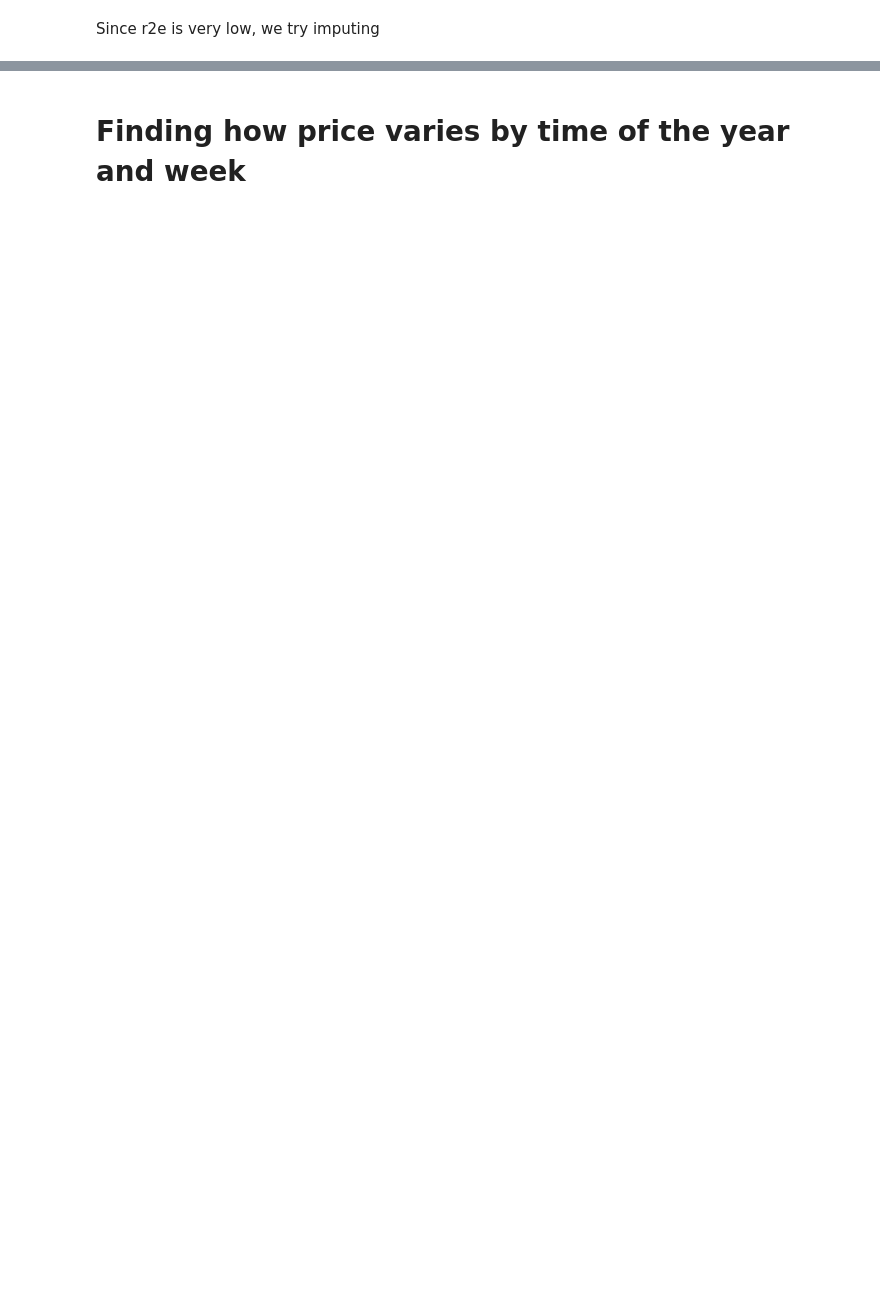
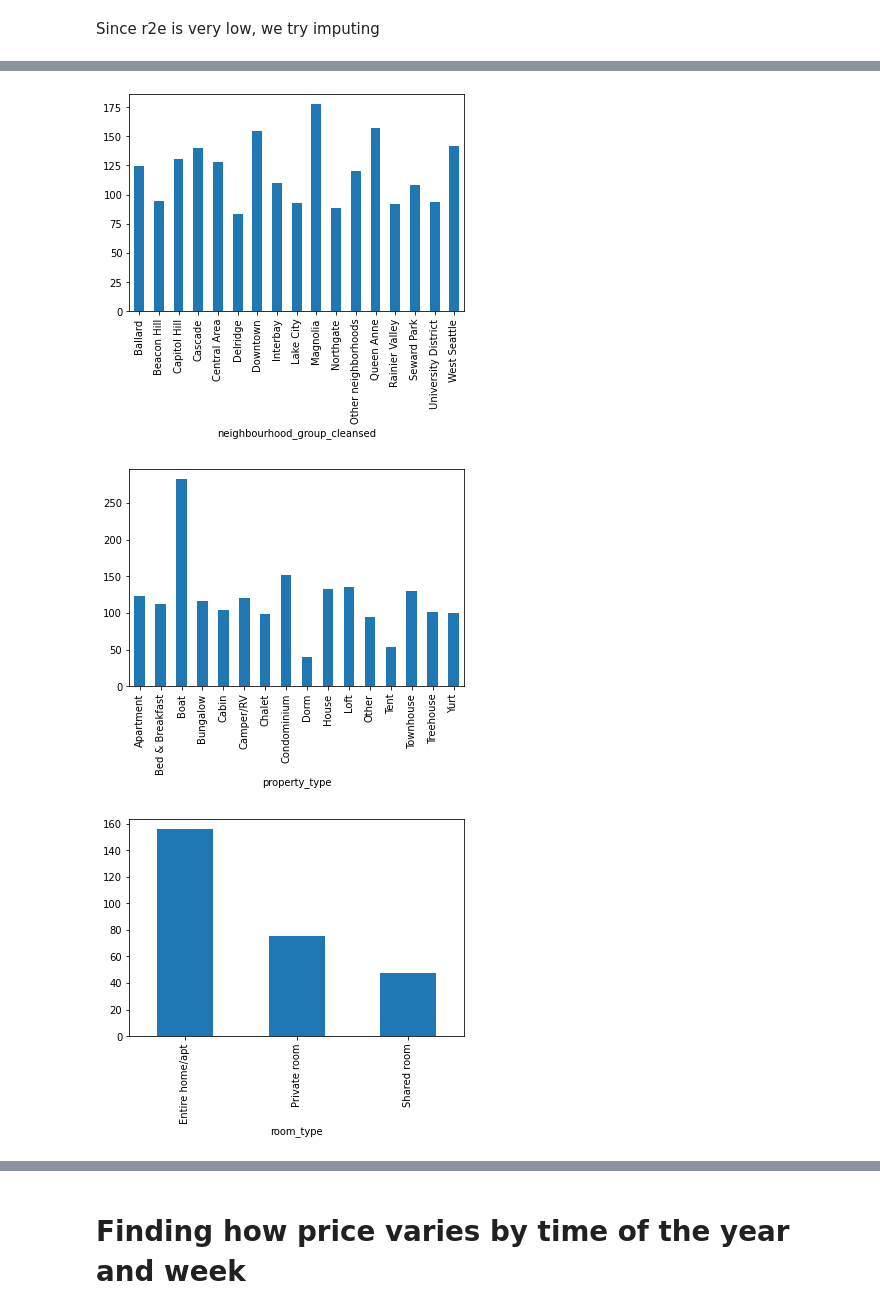
Before and after one commit to arjun-pp/seattle-airbnb, a Jupyter notebook: seattle-airbnb.ipynb, the cells around one changed output, grey strips where cells are left out. Cells and saved outputs as stored; diff of their text form; code cells hidden in the pictures; blank space fills up the shorter version.

```diff
--- a/seattle-airbnb.ipynb
+++ b/seattle-airbnb.ipynb
@@ -188,0 +406,9 @@ dfl.groupby('zipcode')['price'].mean()
+# %%
+cat_cols = ['neighbourhood_group_cleansed', 'property_type', 'room_type', 'bed_type', 'cancellation_policy', 'zipcode']
+for col in cat_cols:
+    dfl.groupby(col)['price'].mean().plot(kind='bar')
+    plt.show()
+# %% [output]
+[figure, added]
+[figure, added]
+[figure, added]
```
Also changed, not shown: parts of 42 cells of this notebook.
